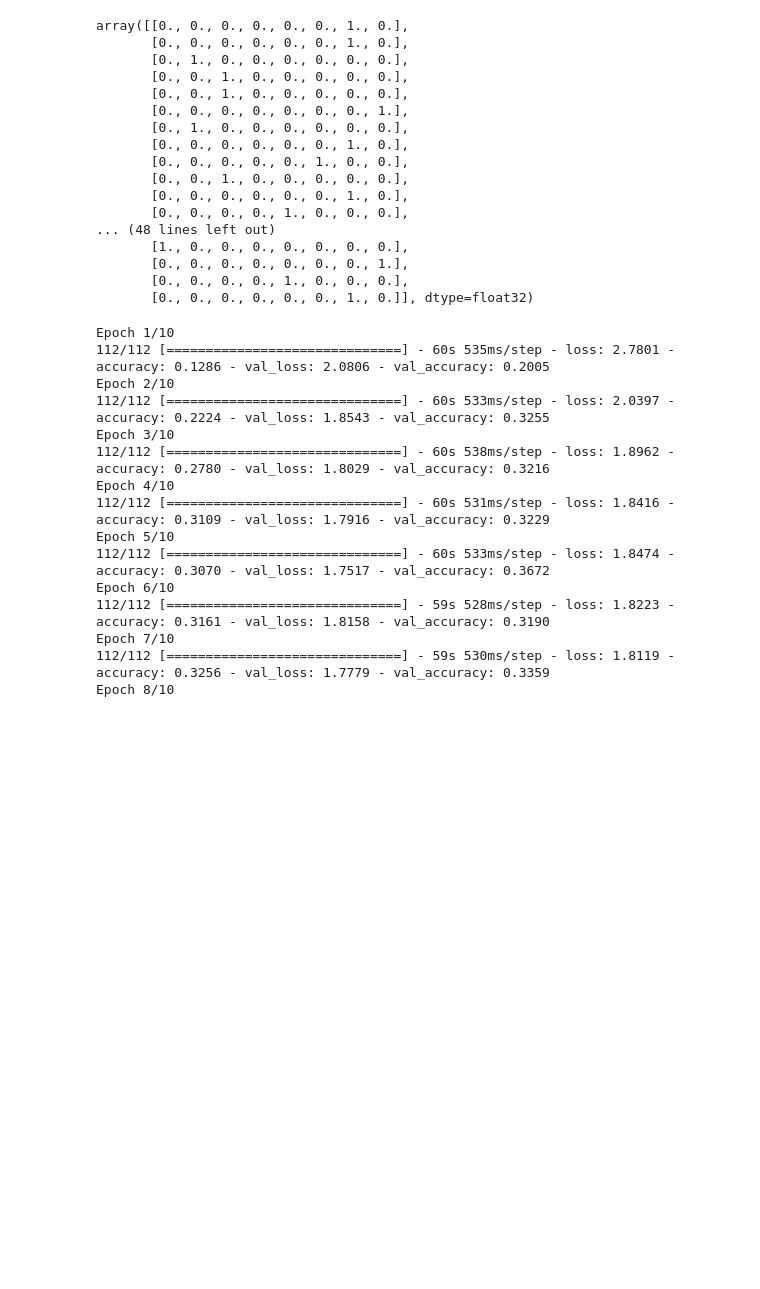
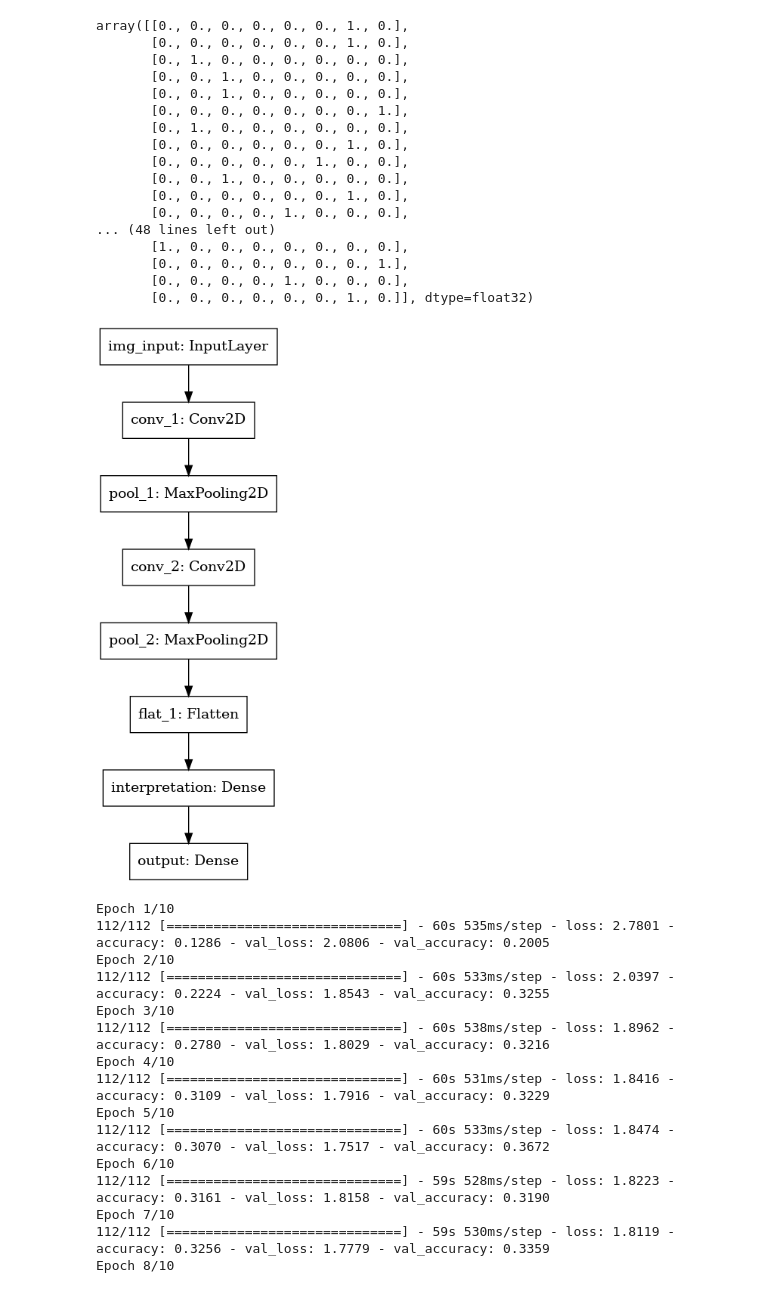
Before and after one commit to Lucas-Courant/predicting_audio_genre, a Jupyter notebook: Code/mfcc_image_recongnition_nn.ipynb, the cells around one changed output. Saved outputs shown, nothing was run; the diff lists cells and outputs as text; code cells hidden in the pictures; blank space fills up the shorter version.

```diff
--- a/Code/mfcc_image_recongnition_nn.ipynb
+++ b/Code/mfcc_image_recongnition_nn.ipynb
@@ -106,16 +108,20 @@ array([[0., 0., 0., 0., 0., 0., 1., 0.],
 # %%
 model = Sequential()
 
+model.add(Input(shape=(216,114,1), name = 'img_input'))
+
 model.add(Conv2D(32,
                  activation='relu',
-                 kernel_size=(3,3)))
-model.add(MaxPooling2D())
+                 kernel_size=(3,3),
+                 name='conv_1'))
+model.add(MaxPooling2D(name='pool_1'))
 
 
 model.add(Conv2D(64,
                  activation='relu',
-                 kernel_size=(3,3)))
-model.add(MaxPooling2D())
+                 kernel_size=(3,3),
+                 name='conv_2'))
+model.add(MaxPooling2D(name='pool_2'))
 
 
 # model.add(Conv2D(128,
@@ -124,7 +130,7 @@ model.add(MaxPooling2D())
 # model.add(MaxPooling2D())
 
 
-model.add(Flatten())
+model.add(Flatten(name='flat_1'))
 
 
 
@@ -139,13 +145,19 @@ model.add(Flatten())
 
 model.add(Dense(64,
                 activation='relu',
-                kernel_regularizer=l2()))
+                kernel_regularizer=l2(),
+                name='interpretation'))
 # model.summary()
 
 # model.add(Flatten())
 # model.summary()
 
 model.add(Dense(8,
-                activation='softmax'))
+                activation='softmax',
+                name='output'))
+# %%
+plot_model(model, to_file='../images/conv2d_sequential.png')
+# %% [output]
+[figure, added]
 # %%
 model.compile(loss='categorical_crossentropy', optimizer='adam',
```
Also changed, not shown: parts of 2 cells of this notebook, 5 other files.
